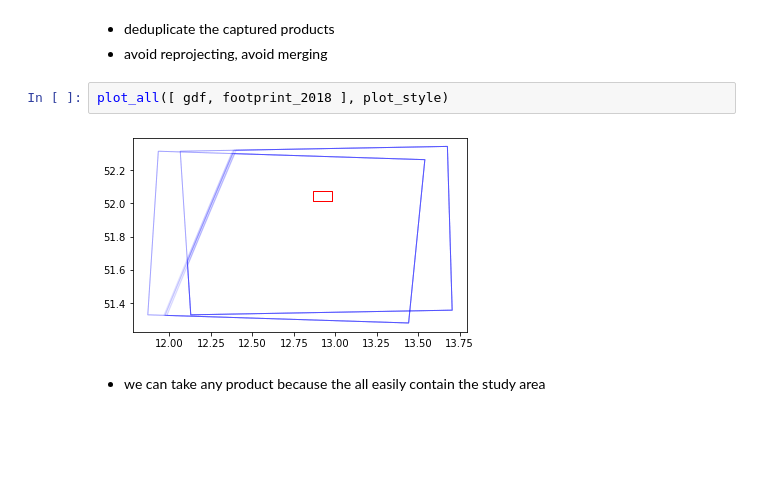
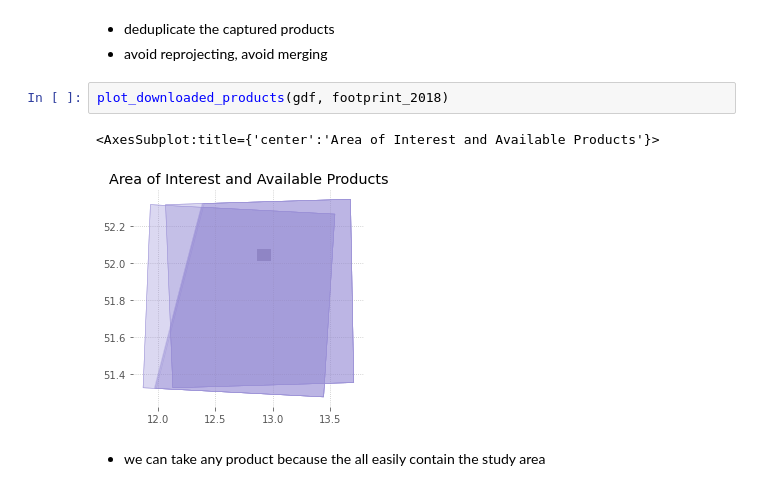
Before and after one commit to rrrnld/earth-observation-for-journalism, a Jupyter notebook: sources/03b Forest Fires 2018 and 2019.ipynb, the cells around one changed output. Cells and saved outputs as stored; diff of their text form; blank space fills up the shorter version.

```diff
--- a/sources/03b Forest Fires 2018 and 2019.ipynb
+++ b/sources/03b Forest Fires 2018 and 2019.ipynb
@@ -70,9 +67,10 @@ gdf.set_index('beginposition')['cloudcoverpercentage'].plot(kind='bar')
 - deduplicate the captured products
 - avoid reprojecting, avoid merging
 # %%
-plot_all([ gdf, footprint_2018 ], plot_style)
+plot_downloaded_products(gdf, footprint_2018)
 # %% [output]
+<AxesSubplot:title={'center':'Area of Interest and Available Products'}>
-[figure, old version]
+[figure, new version]
 # %% [markdown]
 - we can take any product because the all easily contain the study area
 # %%
```
Also changed, not shown: parts of 22 cells of this notebook, 7 other files.
